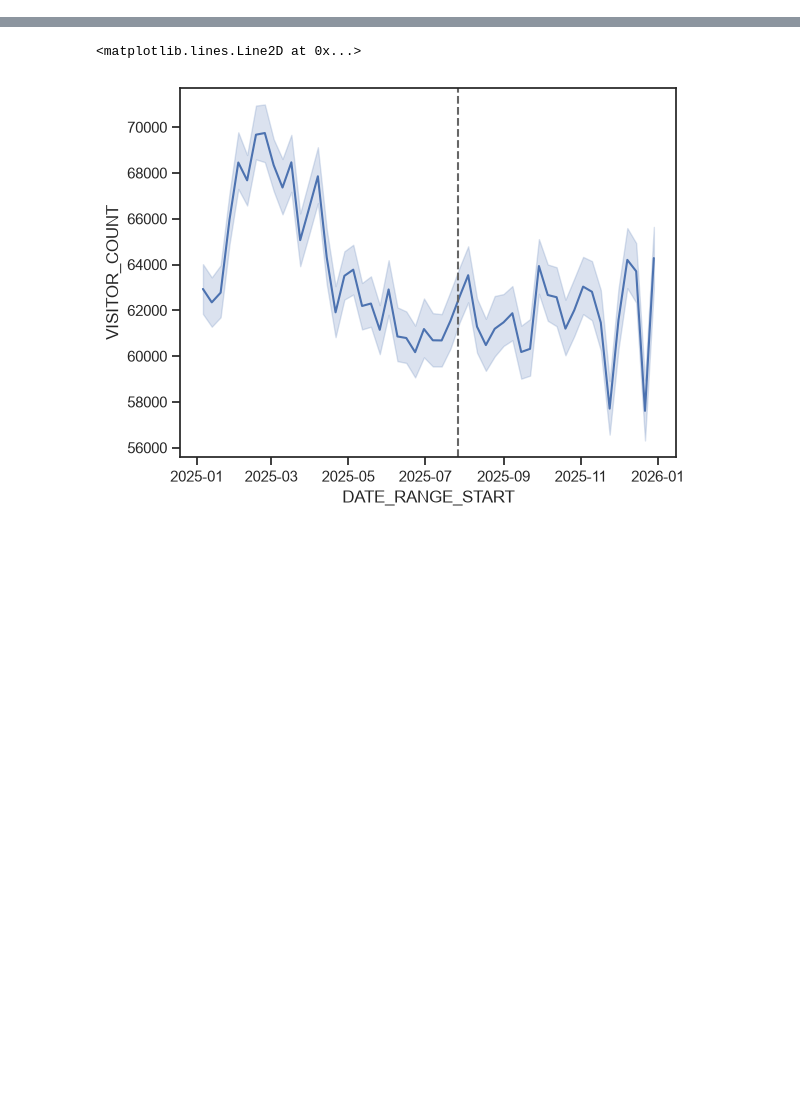
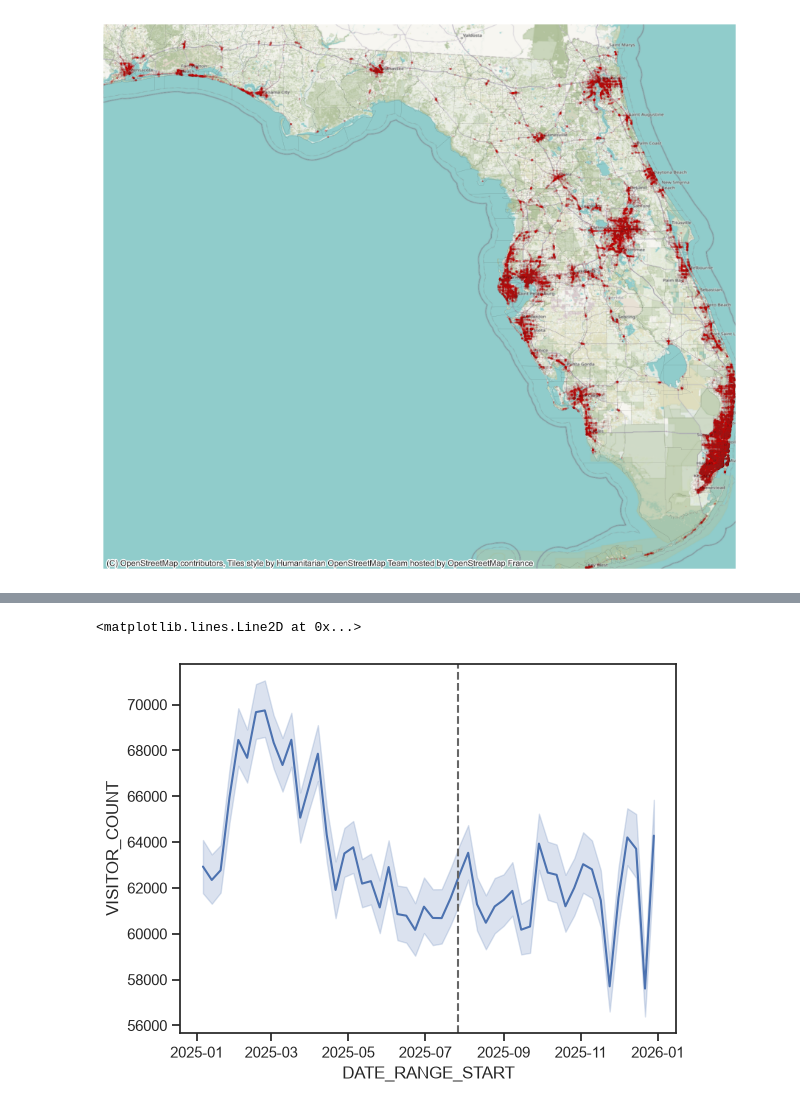
Before and after one commit to marcus-friis/weekly-patterns-plus-exploration, a Jupyter notebook: notebooks/radius-of-gyration-test.ipynb, the cells around one changed output, grey strips where cells are left out. Drawn from its saved outputs; the diff is of its cells as text; code cells hidden in the pictures; blank space fills up the shorter version.

```diff
--- a/notebooks/radius-of-gyration-test.ipynb
+++ b/notebooks/radius-of-gyration-test.ipynb
@@ -47,0 +23,16 @@ con.sql(f"SELECT * FROM {table_name} LIMIT 5")
+# %%
+pois = con.sql(f"""
+    WITH wpp AS (
+        SELECT ID_STORE, SUM(VISITOR_COUNTS) AS VISITOR_COUNTS
+        FROM wpp_{state_fips}
+        GROUP BY 1
+    )
+    SELECT pois.*, wpp.VISITOR_COUNTS
+    FROM pois_{state_fips} pois
+    JOIN wpp ON pois.ID_STORE = wpp.ID_STORE
+""").pl().with_columns(
+    pl.col("VISITOR_COUNTS")
+        .qcut(10, labels=[str(i) for i in range(1, 11)])
+        .cast(pl.Utf8).cast(pl.Int64).alias("VISITOR_DECILE")
+)
+pois
@@ -48,3 +57,27 @@ con.sql(f"SELECT * FROM {table_name} LIMIT 5")
+# %%
+bg_df = con.sql(f"SELECT * FROM bg_{state_fips}").df()
+bg_df["geom"] = bg_df["geom"].apply(bytes)
+gdf = gpd.GeoDataFrame(
+    bg_df,
+    geometry=gpd.GeoSeries.from_wkb(bg_df["geom"]),
+    crs="EPSG:4326"
+)
+# %%
+fig_scale = 2
+fig, ax = plt.subplots(figsize=(6.4*fig_scale, 4.8*fig_scale))
+ax = sns.scatterplot(
+    pois, x="LONGITUDE", y="LATITUDE",
+    color="#c00", size="VISITOR_DECILE", sizes=(.1, 5),
+    alpha=.01, ax=ax, legend=False
+)
+gdf.boundary.plot(ax=ax, color="#444", linewidth=0.1, alpha=.4)
+ax.set_xlim(pois["LONGITUDE"].min(), pois["LONGITUDE"].max())
+ax.set_ylim(pois["LATITUDE"].min(), pois["LATITUDE"].max())
+cx.add_basemap(ax, crs="EPSG:4326", zoom=8)
+ax.set_axis_off()
+ax.set_aspect("equal")
+# %% [output]
+[figure, added]
 # %%
 bg_visits = con.sql(f"""
     WITH bg AS (
```
Also changed, not shown: parts of 6 cells of this notebook.
